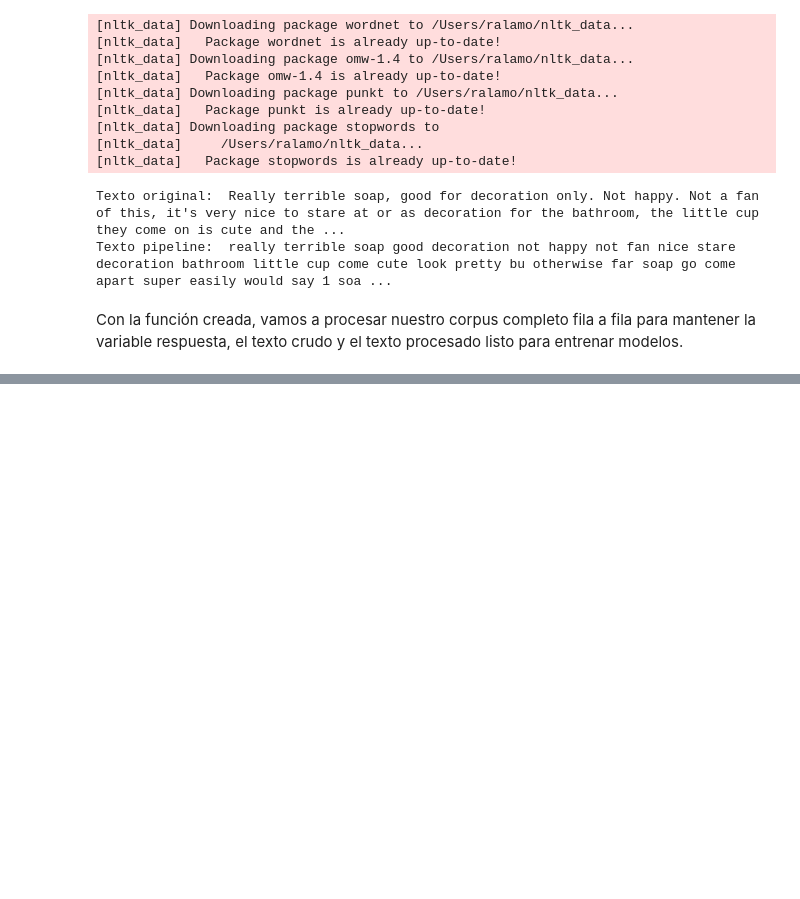
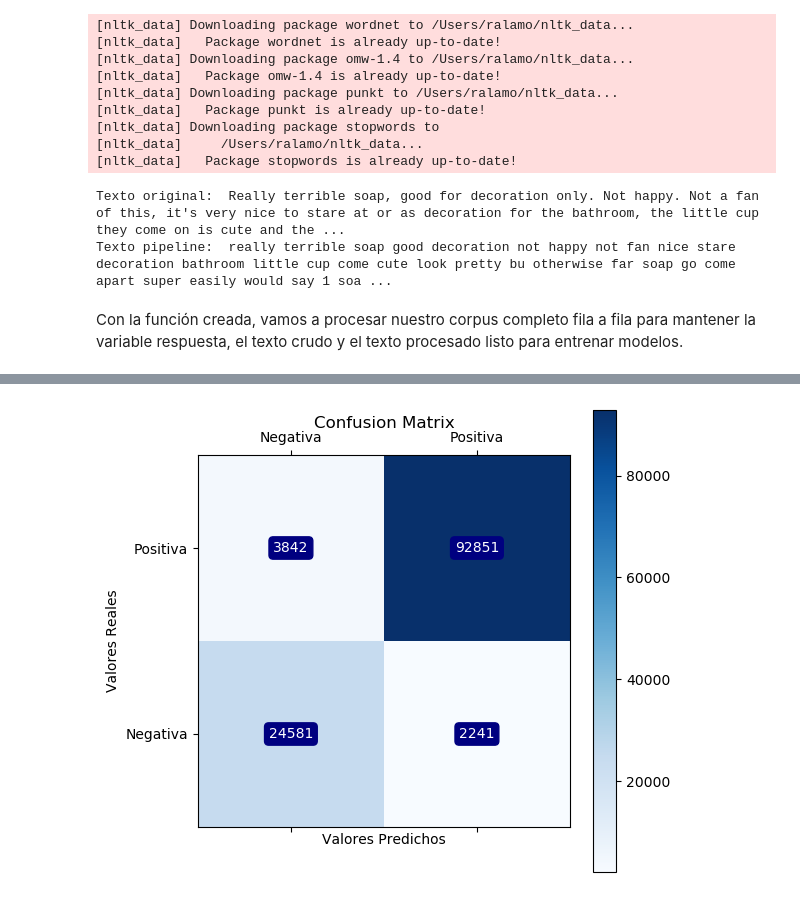
Before and after one commit to ramonlaborda/practica-nlp, a Jupyter notebook: Practica-NLP-Ramon-Laborda.ipynb, the cells around one changed output, grey strips where cells are left out. Saved outputs shown, nothing was run; the diff lists cells and outputs as text; code cells hidden in the pictures; blank space fills up the shorter version.

```diff
--- a/Practica-NLP-Ramon-Laborda.ipynb
+++ b/Practica-NLP-Ramon-Laborda.ipynb
@@ -609,0 +790,3 @@ corpus_hcpc['tt_clean'] = corpus_hcpc['title_text'].progress_apply(lambda x: lim
+# %%
+x_train_seq = tokenizer.texts_to_sequences(words_train)
+x_test_seq = tokenizer.texts_to_sequences(words_test)
@@ -609,0 +899,12 @@ corpus_hcpc['tt_clean'] = corpus_hcpc['title_text'].progress_apply(lambda x: lim
+# %%
+model_rnn.compile(loss='binary_crossentropy', optimizer='adam', metrics=['accuracy'])
+# %%
+batch_size = 64
+num_epochs = 5
+
+X_valid, y_valid = x_train_padded[:batch_size], y_train[:batch_size]
+X_train2, y_train2 = x_train_padded[batch_size:], y_train[batch_size:]
+
+model_rnn.fit(X_train2, y_train2,
+          validation_data=(X_valid, y_valid),
+          batch_size=batch_size, epochs=num_epochs)
@@ -609,0 +923,3 @@ corpus_hcpc['tt_clean'] = corpus_hcpc['title_text'].progress_apply(lambda x: lim
+# %%
+y_pred_prob = model_rnn.predict(x_test_padded)
+y_pred = (y_pred_prob > 0.5).astype(int)
@@ -609,0 +962,27 @@ corpus_hcpc['tt_clean'] = corpus_hcpc['title_text'].progress_apply(lambda x: lim
+# %%
+cm = confusion_matrix(y_test, y_pred)
+
+fig, ax = plt.subplots(figsize=(6, 6))
+
+cax = ax.matshow(cm, cmap='Blues')
+
+for (i, j), value in np.ndenumerate(cm):
+    ax.text(j, i, value, ha='center', va='center', color='white',
+            bbox=dict(facecolor='navy', edgecolor='navy', boxstyle='round,pad=0.3'))
+
+ax.set_xticks(np.arange(cm.shape[1]))
+ax.set_yticks(np.arange(cm.shape[0]))
+
+ax.set_xticklabels(['Negativa', 'Positiva'])
+ax.set_yticklabels(['Negativa', 'Positiva'])
+
+ax.invert_yaxis()
+
+fig.colorbar(cax)
+
+plt.xlabel('Valores Predichos')
+plt.ylabel('Valores Reales')
+plt.title('Confusion Matrix')
+plt.show()
+# %% [output]
+[figure, added]
```
Also changed, not shown: parts of 49 cells of this notebook, 2 other files.
